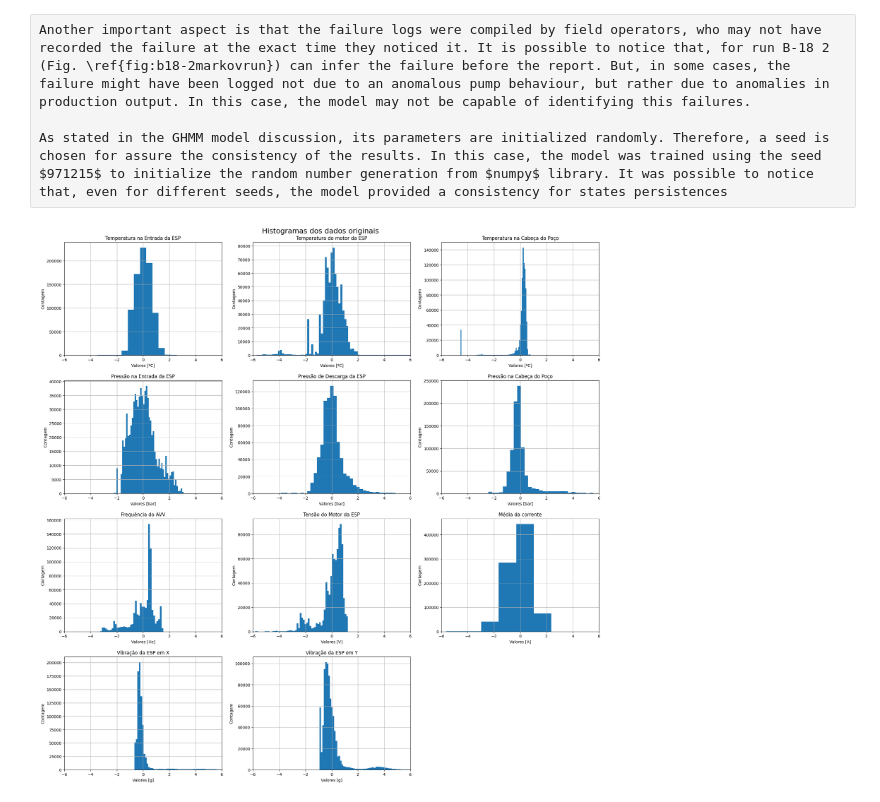
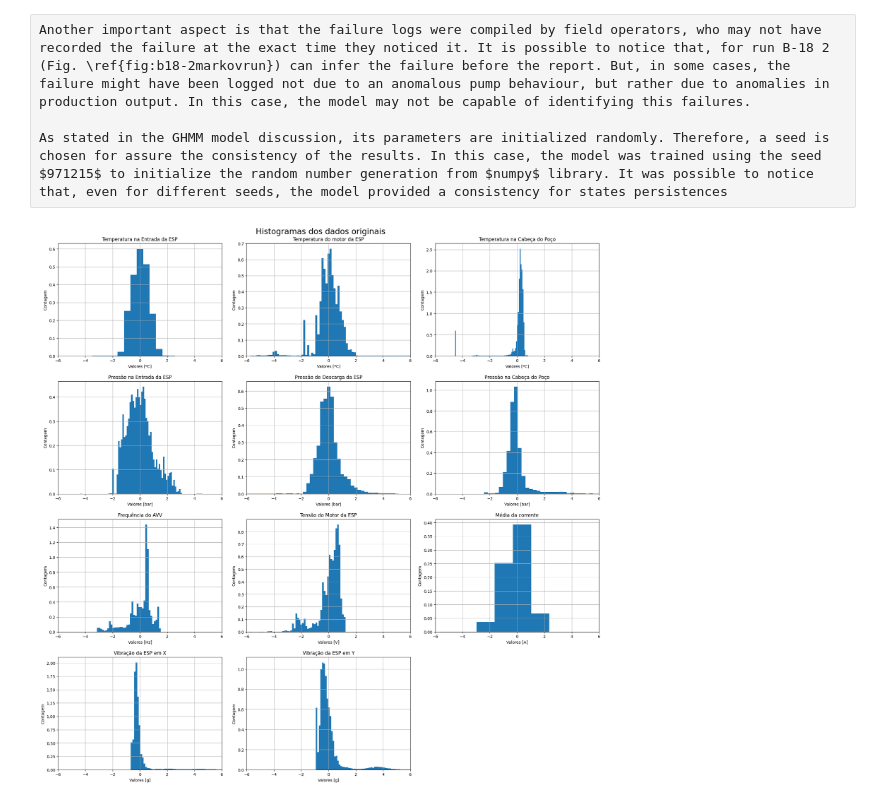
Before and after one commit to RL2-SP3/LISSA, a Jupyter notebook: examples/pump_data_cleaning.ipynb, the cells around one changed output. Saved outputs shown, nothing was run; the diff lists cells and outputs as text; code cells hidden in the pictures.

```diff
--- a/examples/pump_data_cleaning.ipynb
+++ b/examples/pump_data_cleaning.ipynb
@@ -341,24 +341,24 @@ As stated in the GHMM model discussion, its parameters are initialized randomly.
 # %%
 x = entireData.loc[entireData["Well_down"]==0][Headers]
 
 Z = (x - x.mean())/x.std()
 
-axes = Z.hist(bins=100,figsize=(20,20))
+axes = Z.hist(bins=100,figsize=(20,20),density=True)
 
 i = 0
 measures = ["ºC","ºC","ºC","bar","bar","bar","Hz","V","A","g","g","-"]
 mapa = li.Traducao()
 
 for ax in axes.flatten():
     ax.set_title(mapa[ax.get_title()])
     ax.set_xlabel("Valores [" +measures[i]+"]" )  # Define a legenda com o nome da coluna
     ax.set_ylabel("Contagem")
     ax.set_xlim([-6,6])
     i += 1
 
 
-plt.suptitle("Histogramas dos dados originais",fontsize=18)
+plt.suptitle("Histogramas dos dados originais",fontsize=20)
 plt.tight_layout(pad=1.6)
-plt.savefig("../imagens_gerais/hist_original.jpg")
+plt.savefig("../imagens_gerais/Z-hist.jpg")
 # %% [output]
-[figure, old version]
+[figure, new version]
```
Also changed, not shown: parts of 3 cells of this notebook, 2 other files.
